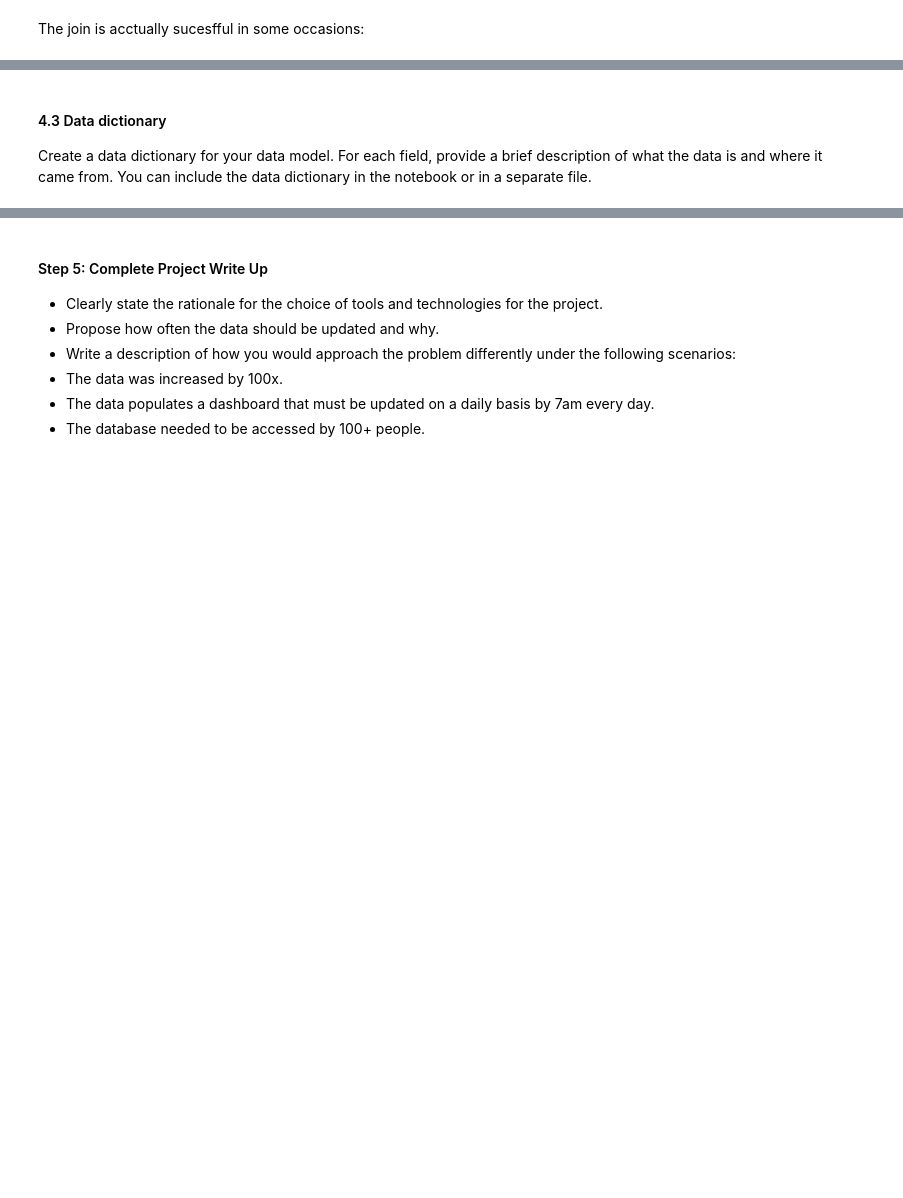
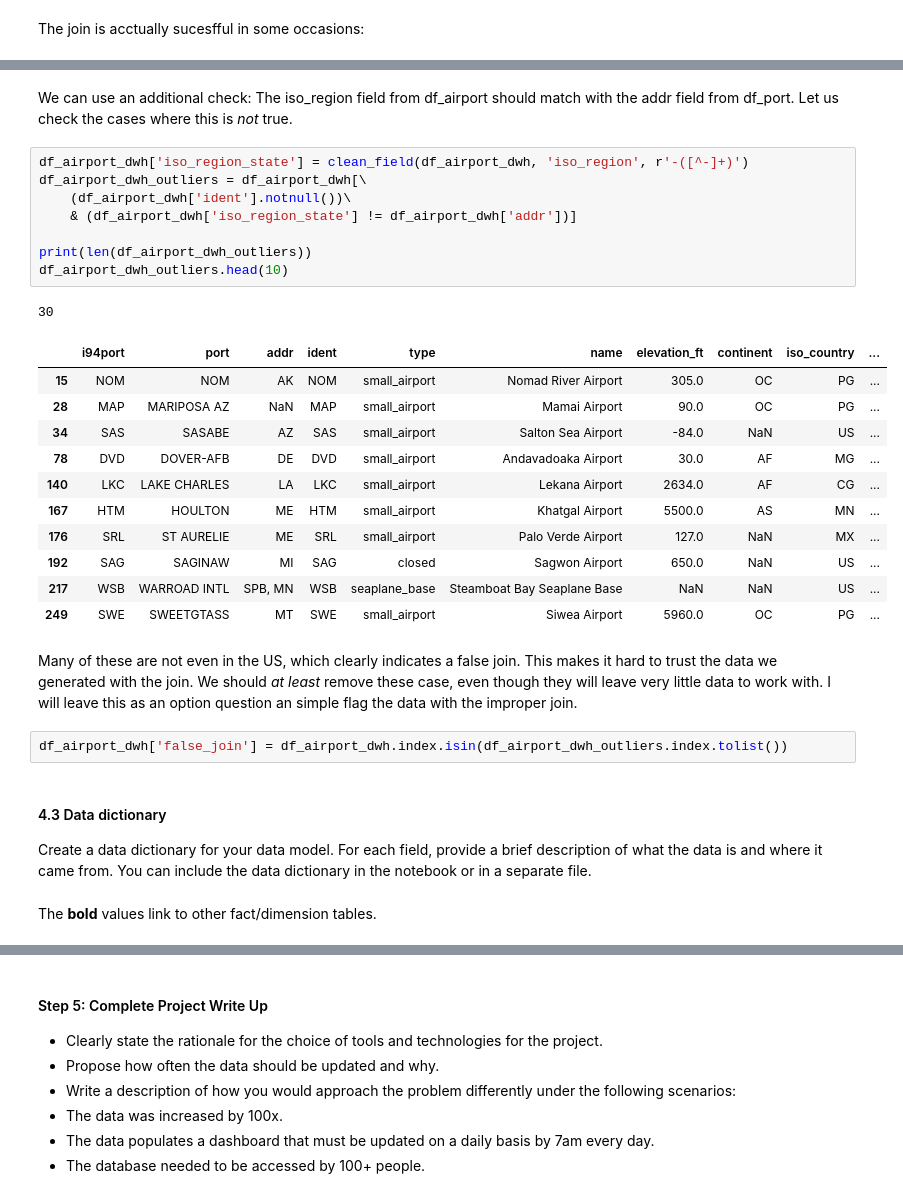
Before and after one commit to mcpeanutbutter/udacity-data-engineering-capstone, a Jupyter notebook: Capstone Project Template.ipynb, the cells around one changed output, grey strips where cells are left out. Cells and saved outputs as stored; diff of their text form; blank space fills up the shorter version.

```diff
--- a/Capstone Project Template.ipynb
+++ b/Capstone Project Template.ipynb
@@ -384,3 +448,32 @@ Run Quality Checks
+# %% [markdown]
+We can use an additional check: The iso_region field from df_airport should match with the addr field from df_port. Let us check the cases where this is _not_ true.
+# %%
+df_airport_dwh['iso_region_state'] = clean_field(df_airport_dwh, 'iso_region', r'-([^-]+)')
+df_airport_dwh_outliers = df_airport_dwh[\
+    (df_airport_dwh['ident'].notnull())\
+    & (df_airport_dwh['iso_region_state'] != df_airport_dwh['addr'])]
+
+print(len(df_airport_dwh_outliers))
+df_airport_dwh_outliers.head(10)
+# %% [output]
+30
+|  | i94port | port | addr | ident | type | name | elevation_ft | continent | iso_country | ... |
+| 15 | NOM | NOM | AK | NOM | small_airport | Nomad River Airport | 305.0 | OC | PG | ... |
+| 28 | MAP | MARIPOSA AZ | NaN | MAP | small_airport | Mamai Airport | 90.0 | OC | PG | ... |
+| 34 | SAS | SASABE | AZ | SAS | small_airport | Salton Sea Airport | -84.0 | NaN | US | ... |
+| 78 | DVD | DOVER-AFB | DE | DVD | small_airport | Andavadoaka Airport | 30.0 | AF | MG | ... |
+| 140 | LKC | LAKE CHARLES | LA | LKC | small_airport | Lekana Airport | 2634.0 | AF | CG | ... |
+| 167 | HTM | HOULTON | ME | HTM | small_airport | Khatgal Airport | 5500.0 | AS | MN | ... |
+| 176 | SRL | ST AURELIE | ME | SRL | small_airport | Palo Verde Airport | 127.0 | NaN | MX | ... |
+| 192 | SAG | SAGINAW | MI | SAG | closed | Sagwon Airport | 650.0 | NaN | US | ... |
+| 217 | WSB | WARROAD INTL | SPB, MN | WSB | seaplane_base | Steamboat Bay Seaplane Base | NaN | NaN | US | ... |
+| 249 | SWE | SWEETGTASS | MT | SWE | small_airport | Siwea Airport | 5960.0 | OC | PG | ... |
+# %% [markdown]
+Many of these are not even in the US, which clearly indicates a false join. This makes it hard to trust the data we generated with the join. We should _at least_ remove these case, even though they will leave very little data to work with. I will leave this as an option question an simple flag the data with the improper join.
+# %%
+df_airport_dwh['false_join'] = df_airport_dwh.index.isin(df_airport_dwh_outliers.index.tolist())
 # %% [markdown]
 #### 4.3 Data dictionary
 Create a data dictionary for your data model. For each field, provide a brief description of what the data is and where it came from. You can include the data dictionary in the notebook or in a separate file.
+# %% [markdown]
+The **bold** values link to other fact/dimension tables.
```
Also changed, not shown: parts of 29 cells of this notebook.
